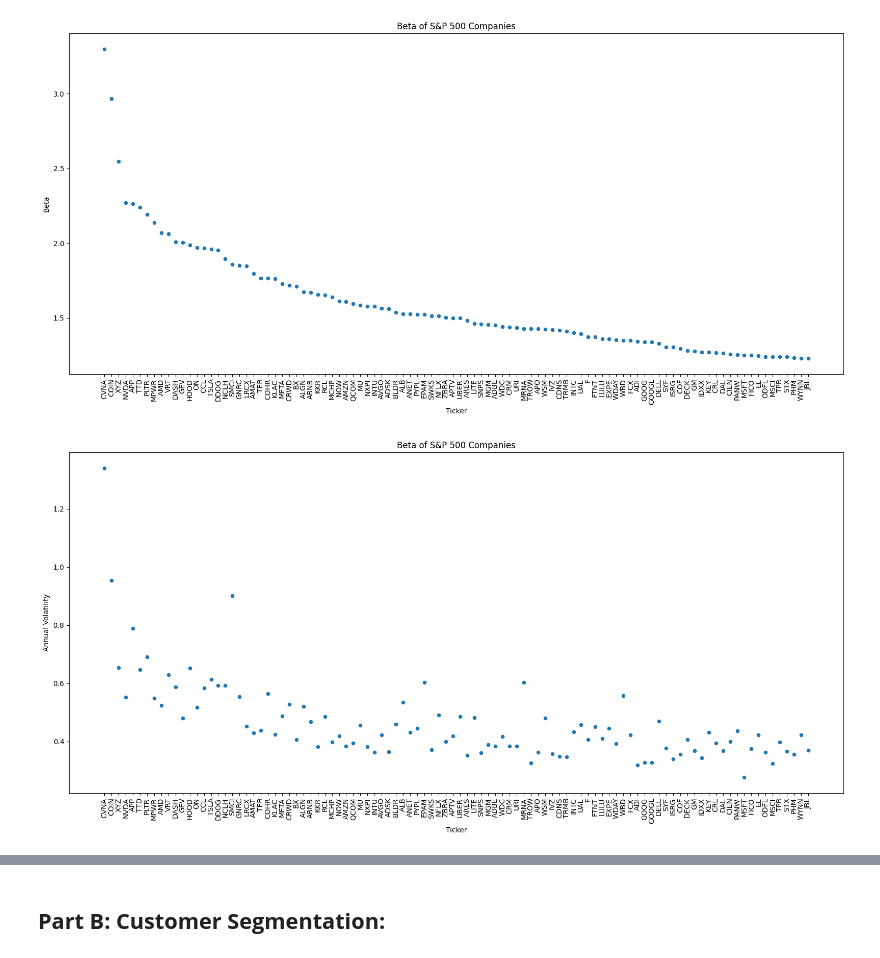
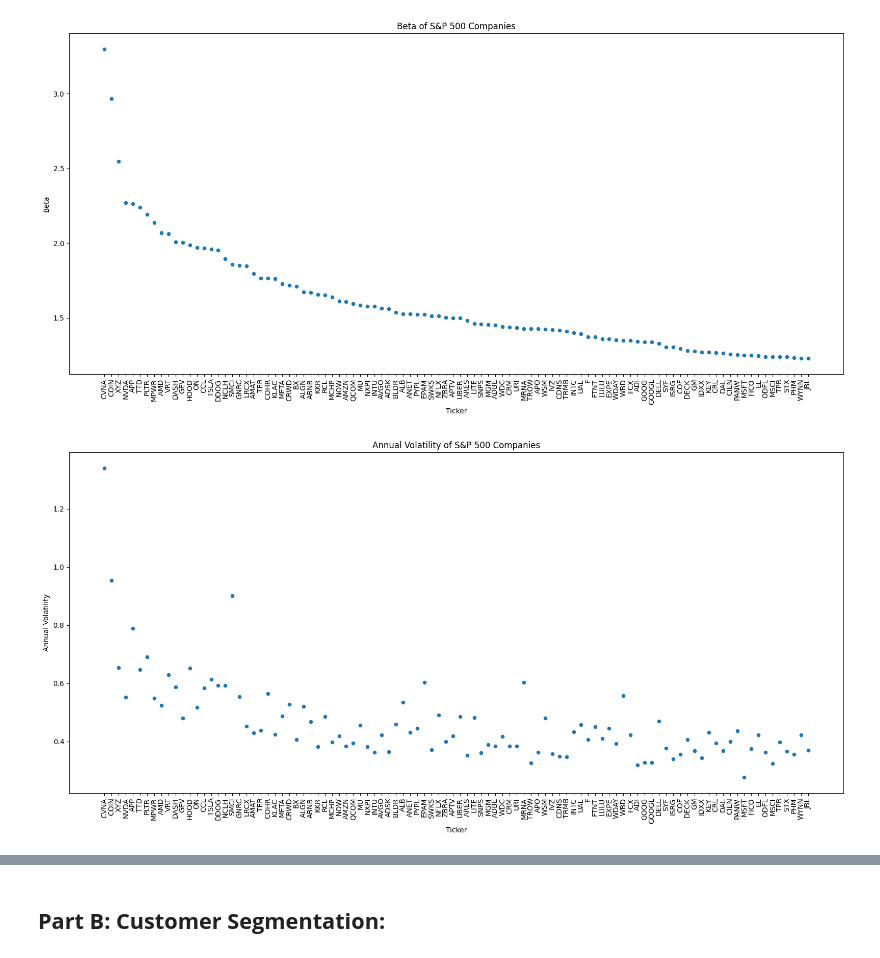
Before and after one commit to abdullaawad/Data-Warehousing-Coursework, a Jupyter notebook: DWCoursework.ipynb, the cells around one changed output, grey strips where cells are left out. Drawn from its saved outputs; the diff is of its cells as text; code cells hidden in the pictures.

```diff
--- a/DWCoursework.ipynb
+++ b/DWCoursework.ipynb
@@ -414,13 +406,13 @@ plt.show()
 [figure]
 # %%
 all_dim_100.plot(x='Ticker', y=['Annual Volatility'], kind='scatter', figsize=(16,8))
-plt.title('Beta of S&P 500 Companies')
+plt.title('Annual Volatility of S&P 500 Companies')
 plt.xlabel('Ticker')
 plt.ylabel('Annual Volatility')
 plt.xticks(rotation=90)
 plt.tight_layout()
 plt.show()
 # %% [output]
-[figure, old version]
+[figure, new version]
 # %%
 all_dim_100.plot(x='Ticker', y=['Average Daily returns'], kind='scatter', figsize=(16,8))
```
Also changed, not shown: parts of 24 cells of this notebook.
